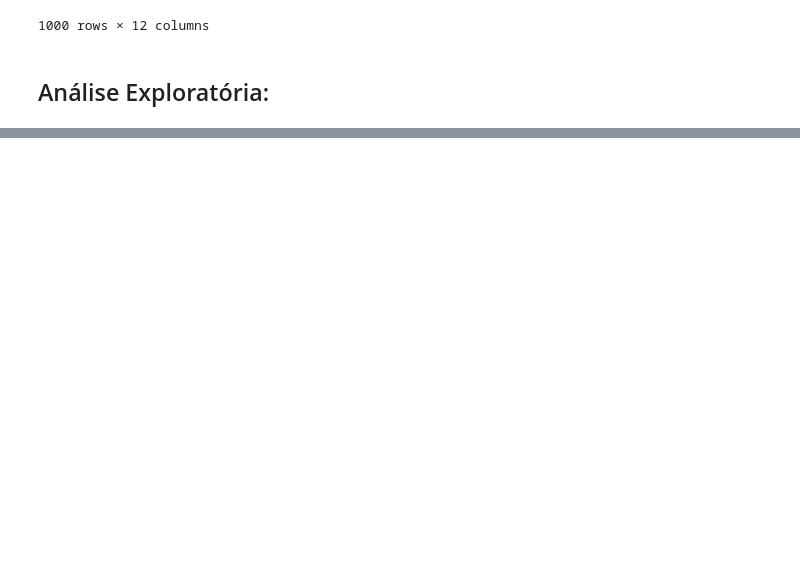
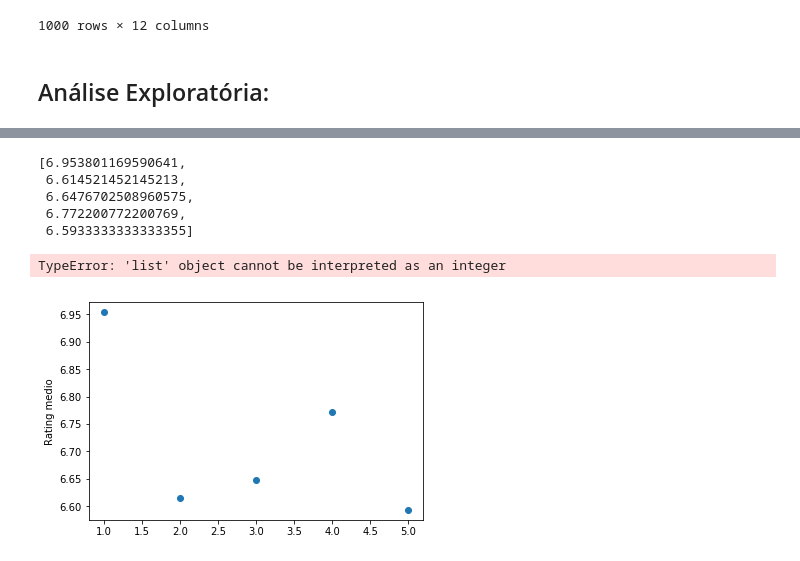
Before and after one commit to lfcarrete/CD_Projeto_3, a Jupyter notebook: Projeto 3.ipynb, the cells around one changed output, grey strips where cells are left out. Drawn from its saved outputs; the diff is of its cells as text; code cells hidden in the pictures; blank space fills up the shorter version.

```diff
--- a/Projeto 3.ipynb
+++ b/Projeto 3.ipynb
@@ -77,0 +59,42 @@ dados
+# %%
+dados.genero1.append(dados.genero2).append(dados.genero3).value_counts()
+top_genero = ['Drama', 'Action', 'Comedy', 'Adventure', 'Thriller']
+# %%
+dados_drama = dados.loc[(dados.genero1 == "Drama") | (dados.genero2 == "Drama") | (dados.genero3 == "Drama")]
+
+media_drama = dados_drama.Rating.mean()
+
+dados_action = dados.loc[(dados.genero1 == "Action") | (dados.genero2 == "Action") | (dados.genero3 == "Action")]
+
+media_action = dados_action.Rating.mean()
+
+dados_comedy = dados.loc[(dados.genero1 == "Comedy") | (dados.genero2 == "Comedy") | (dados.genero3 == "Comedy")]
+
+media_comedy = dados_comedy.Rating.mean()
+
+dados_adv = dados.loc[(dados.genero1 == "Adventure") | (dados.genero2 == "Adventure") | (dados.genero3 == "Adventure")]
+
+media_adv = dados_adv.Rating.mean()
+
+dados_thri = dados.loc[(dados.genero1 == "Thriller") | (dados.genero2 == "Thriller") | (dados.genero3 == "Thriller")]
+
+media_thri = dados_thri.Rating.mean()
+
+medias=[media_drama, media_action, media_comedy, media_adv, media_thri]
+
+dados
+# %% [output]
+[6.953801169590641,
+ 6.614521452145213,
+ 6.6476702508960575,
+ 6.772200772200769,
+ 6.5933333333333355]
+# %%
+x = np.arange(1,6,1)
+
+plt.plot(x, medias, "o")
+plt.ylabel("Rating medio")
+plt.show
+# %% [output]
+TypeError: 'list' object cannot be interpreted as an integer
+[figure, added]
```
Also changed, not shown: parts of 12 cells of this notebook.
